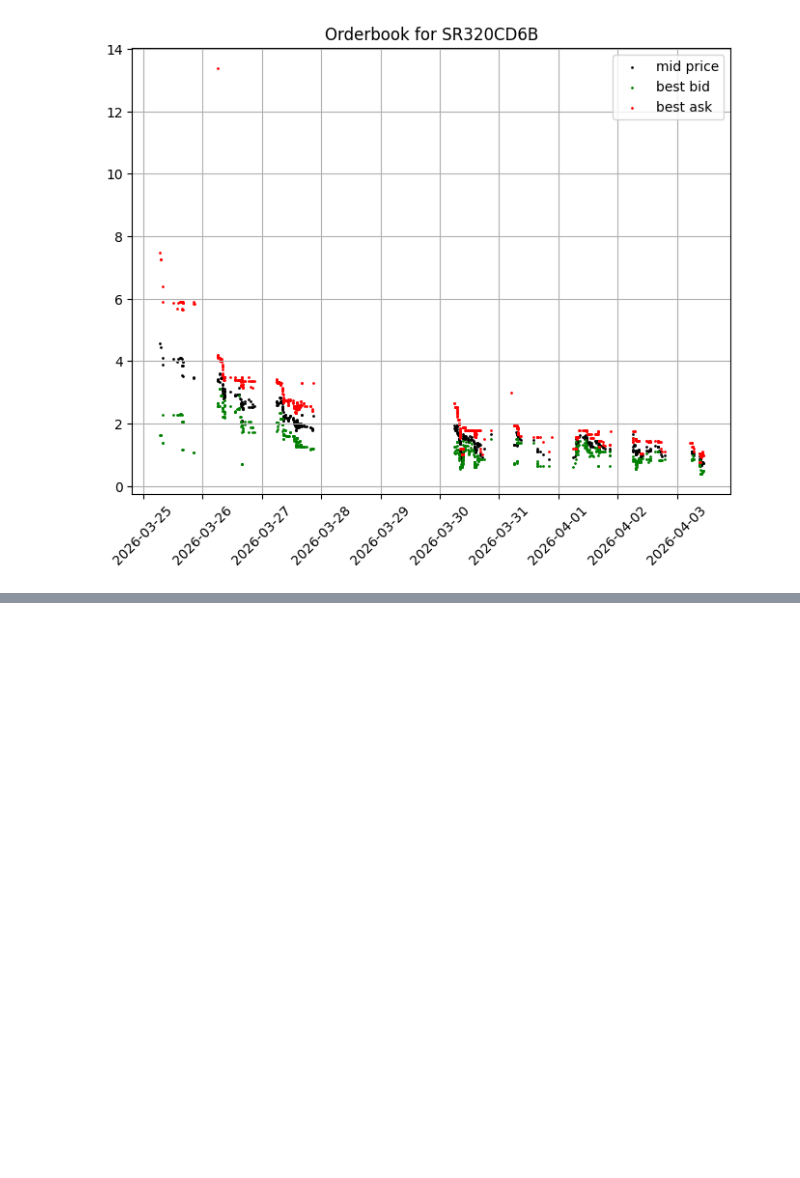
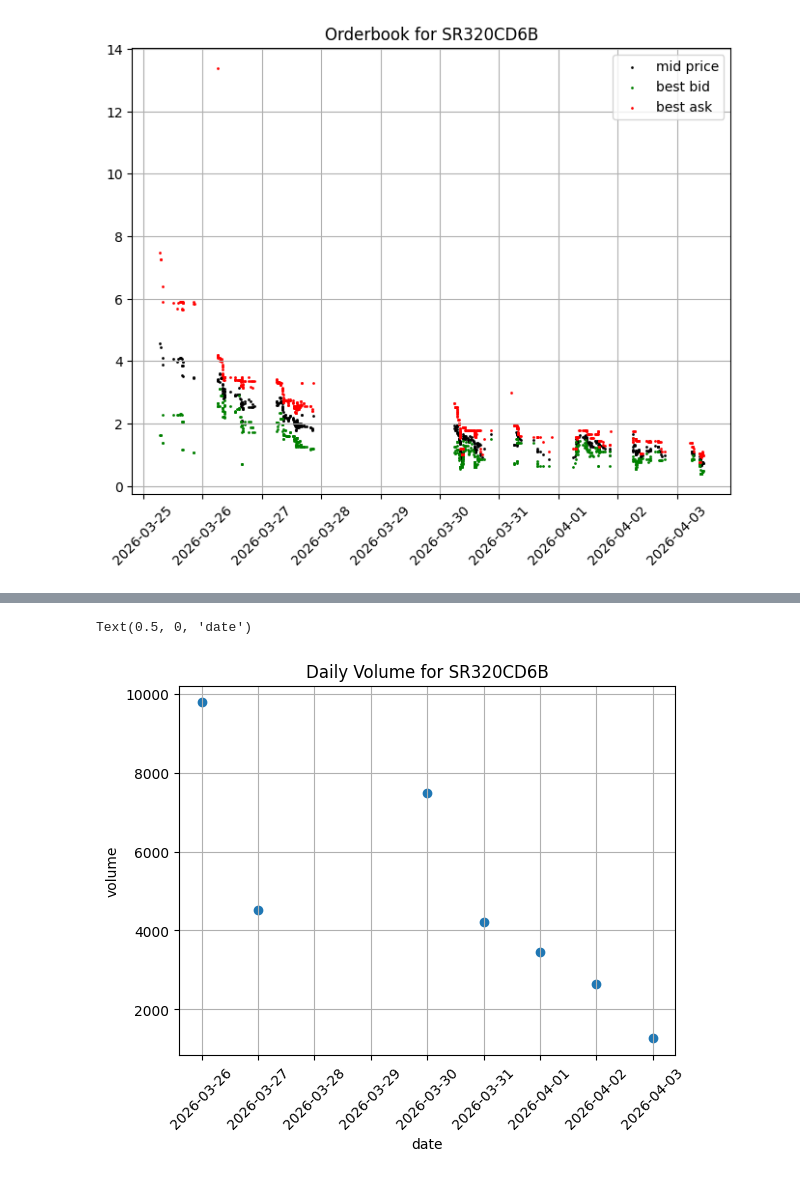
Before and after one commit to SigmaFlowX/Options-Market-Making, a Jupyter notebook: notebooks/live_data_analysys.ipynb, the cells around one changed output, grey strips where cells are left out. Cells and saved outputs as stored; diff of their text form; code cells hidden in the pictures; blank space fills up the shorter version.

Commit message:
added daily volume graph

```diff
--- a/notebooks/live_data_analysys.ipynb
+++ b/notebooks/live_data_analysys.ipynb
@@ -67,3 +67,14 @@ plt.grid()
 plt.show()
 # %% [output]
 [figure]
+# %%
+columns = ["id", "ticker", "timestamp", "side", "volume", "price", "quantity"]
+
+query = f"""
+SELECT {', '.join(columns)}
+FROM orders
+WHERE ticker = '{ticker}'
+"""
+
+orders_df = pd.read_sql_query(query, conn)
+orders_df.head()
@@ -69,0 +88,15 @@ plt.show()
+# %%
+orders_df["timestamp"] = pd.to_datetime(orders_df["timestamp"])
+orders_df["date"] = orders_df["timestamp"].dt.date
+
+daily_volume = orders_df.groupby("date")["volume"].sum()
+
+plt.scatter(daily_volume.index, daily_volume.values)
+plt.tick_params(axis='x', rotation=45)
+plt.grid()
+plt.title(f"Daily Volume for {ticker}")
+plt.ylabel("volume")
+plt.xlabel("date")
+# %% [output]
+Text(0.5, 0, 'date')
+[figure, added]
```
Also changed, not shown: parts of 1 cell of this notebook.
